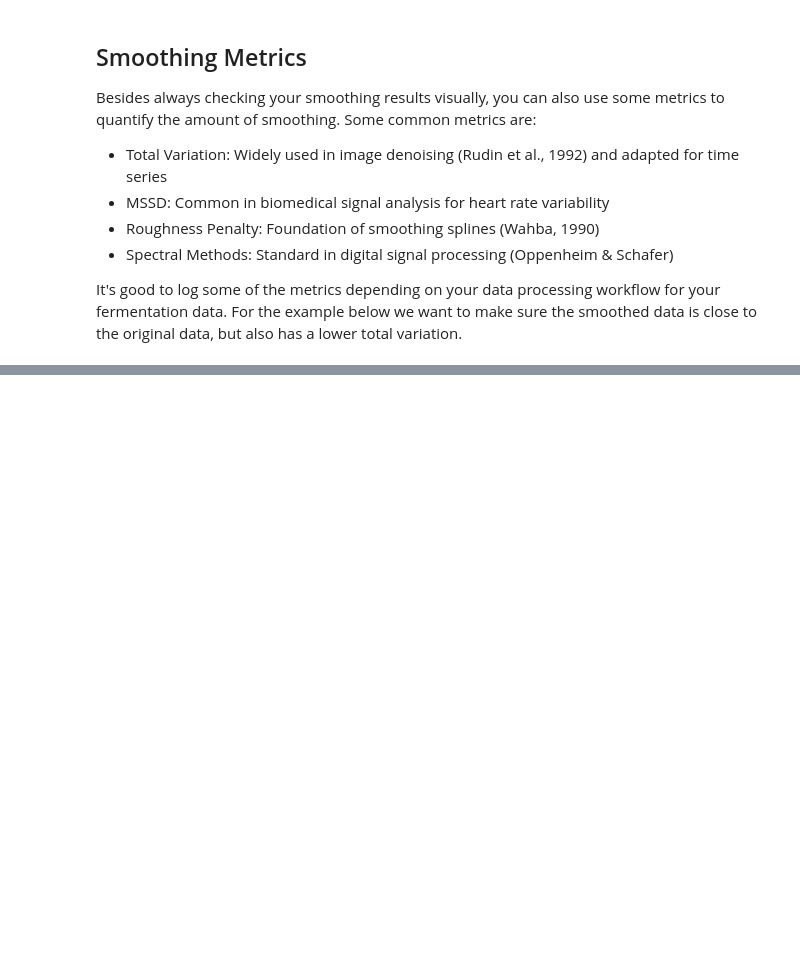
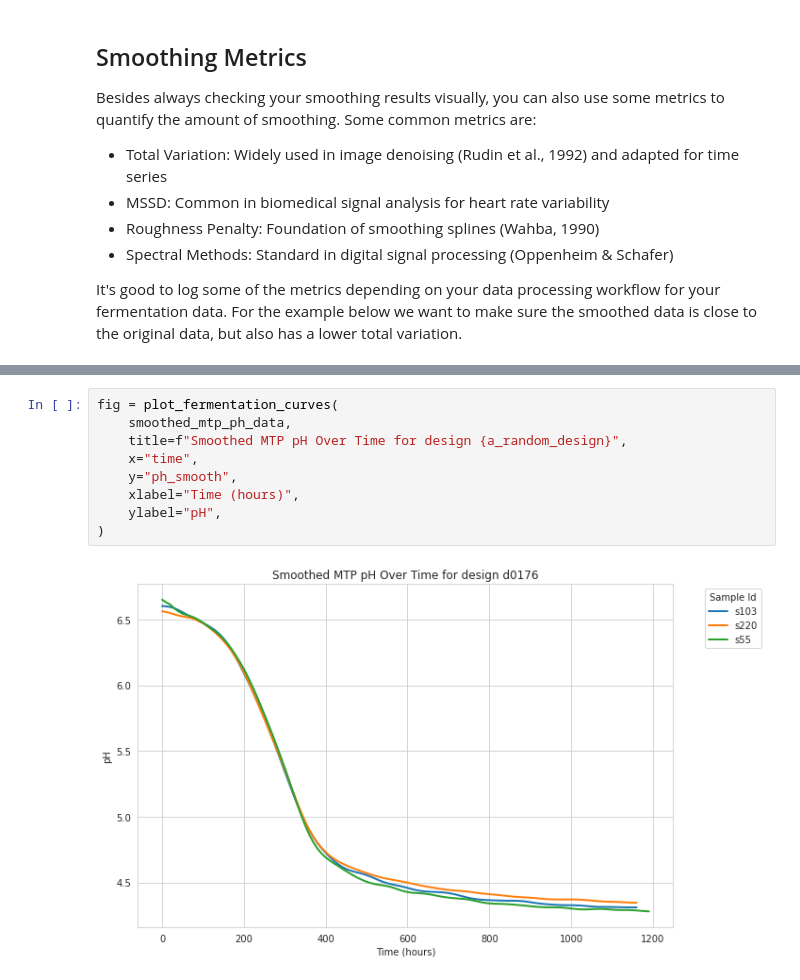
Before and after one commit to Aschwins/scikit-ferm, a Jupyter notebook: notebooks/02_curve_smoothing.ipynb, the cells around one changed output, grey strips where cells are left out. Drawn from its saved outputs; the diff is of its cells as text; blank space fills up the shorter version.

```diff
--- a/notebooks/02_curve_smoothing.ipynb
+++ b/notebooks/02_curve_smoothing.ipynb
@@ -208,0 +322,11 @@ It's good to log some of the metrics depending on your data processing workflow
+# %%
+fig = plot_fermentation_curves(
+    smoothed_mtp_ph_data,
+    title=f"Smoothed MTP pH Over Time for design {a_random_design}",
+    x="time",
+    y="ph_smooth",
+    xlabel="Time (hours)",
+    ylabel="pH",
+)
+# %% [output]
+[figure, added]
```
Also changed, not shown: parts of 10 cells of this notebook, 2 other files.
